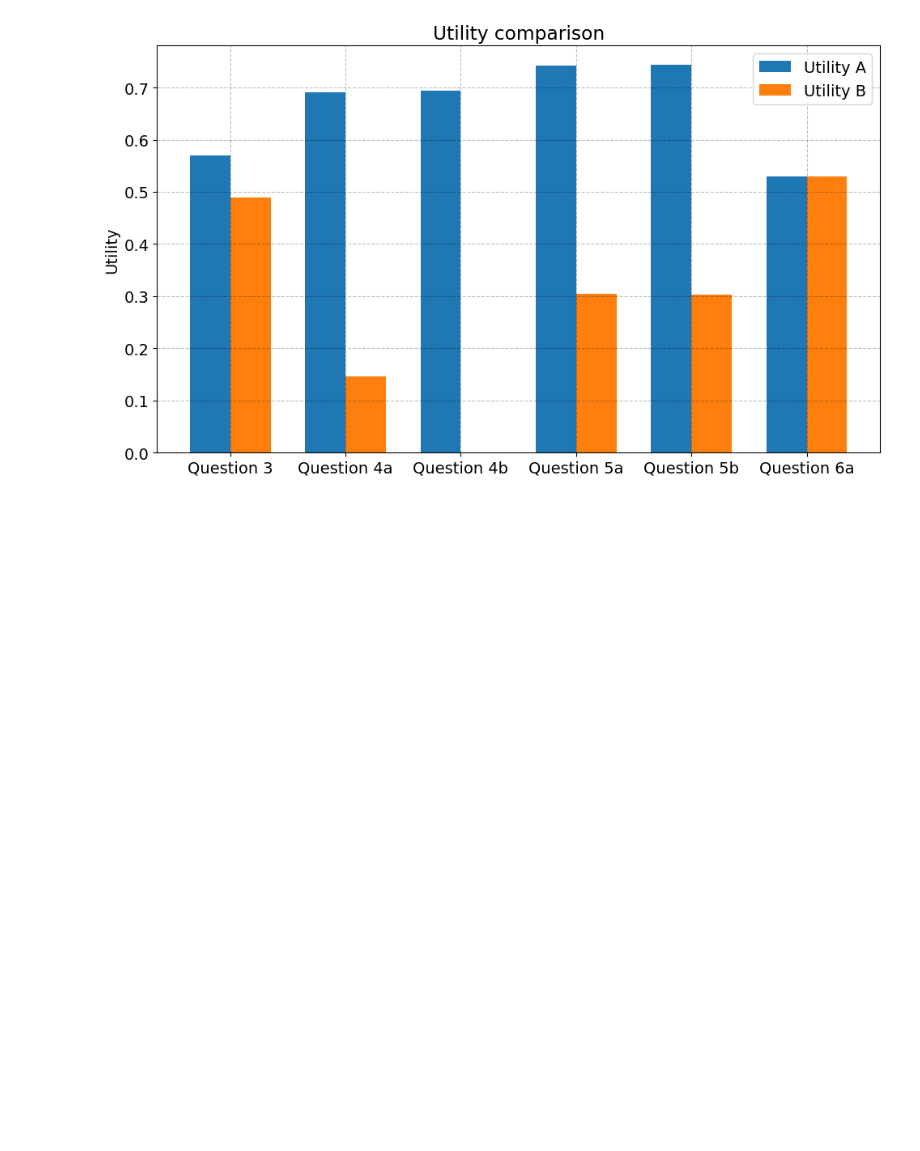
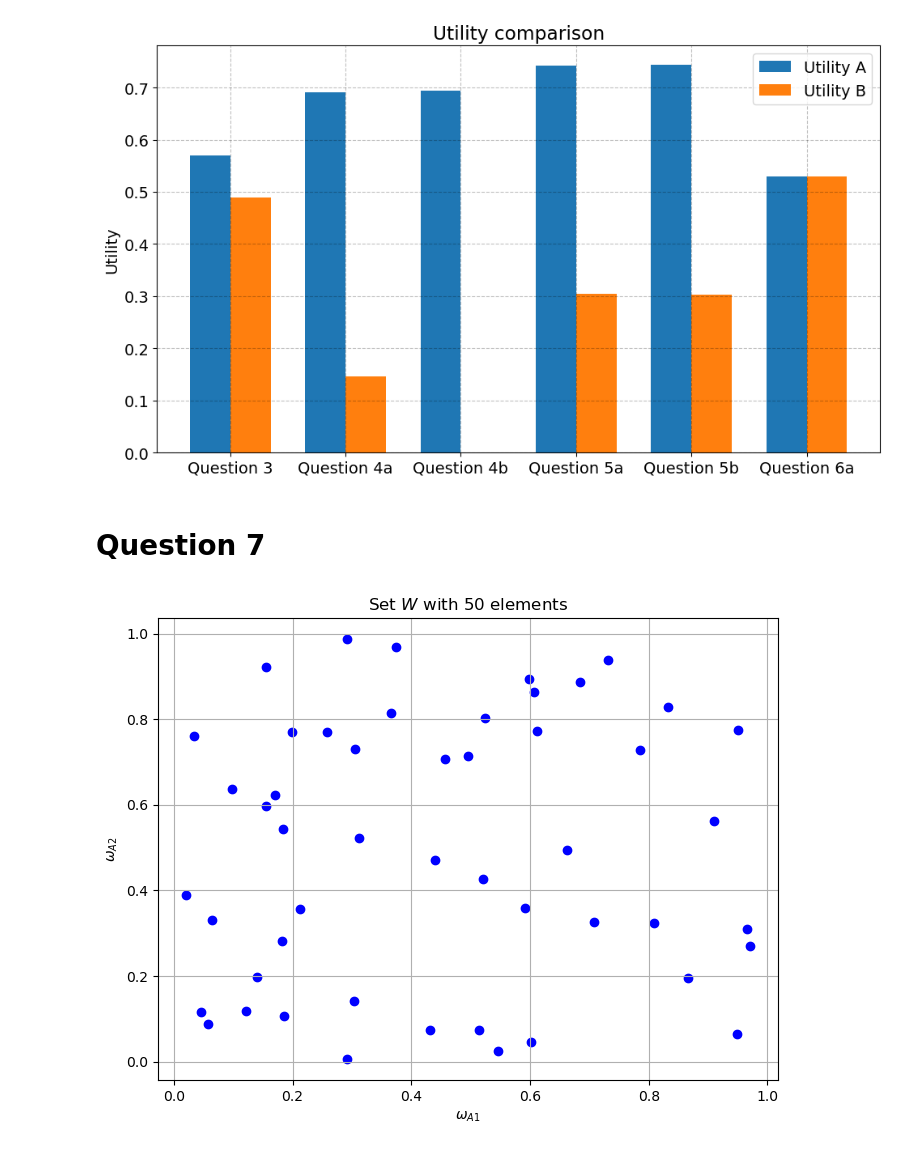
Before and after one commit to NumEconCopenhagen/projects-2024-anton-og-phillip, a Jupyter notebook: inauguralproject/inauguralproject.ipynb, the cells around one changed output. Cells and saved outputs as stored; diff of their text form; code cells hidden in the pictures; blank space fills up the shorter version.

```diff
--- a/inauguralproject/inauguralproject.ipynb
+++ b/inauguralproject/inauguralproject.ipynb
@@ -574,3 +568,29 @@ plt.tight_layout()
 plt.show()
 # %% [output]
 [figure]
+# %% [markdown]
+# Question 7
+# %%
+import numpy as np
+import matplotlib.pyplot as plt
+
+# Set the random seed for reproducibility
+np.random.seed(42)
+
+# Number of elements in the set W
+num_elements = 50
+
+# Generate random values for omega_A1 and omega_A2
+omega_A1_values = np.random.uniform(0, 1, num_elements)
+omega_A2_values = np.random.uniform(0, 1, num_elements)
+
+# Plot the set W
+plt.figure(figsize=(8, 6))
+plt.scatter(omega_A1_values, omega_A2_values, color='blue')
+plt.title('Set $W$ with 50 elements')
+plt.xlabel('$\omega_{A1}$')
+plt.ylabel('$\omega_{A2}$')
+plt.grid(True)
+plt.show()
+# %% [output]
+[figure, added]
```
Also changed, not shown: parts of 3 cells of this notebook.
